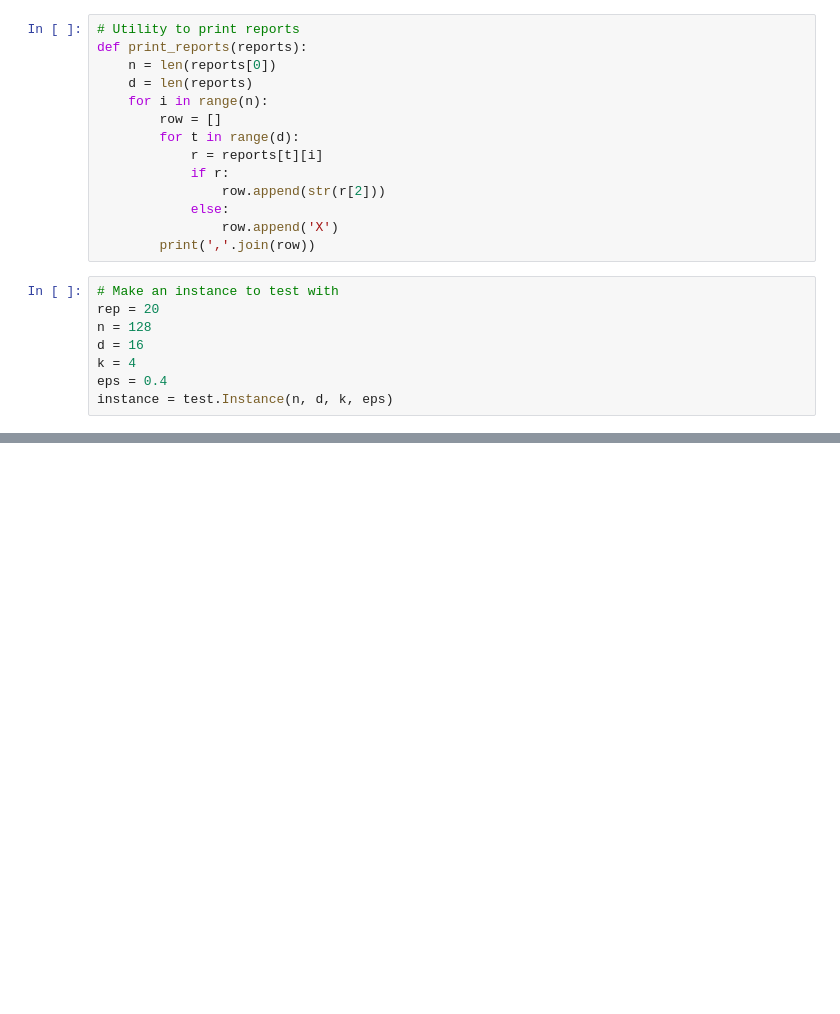
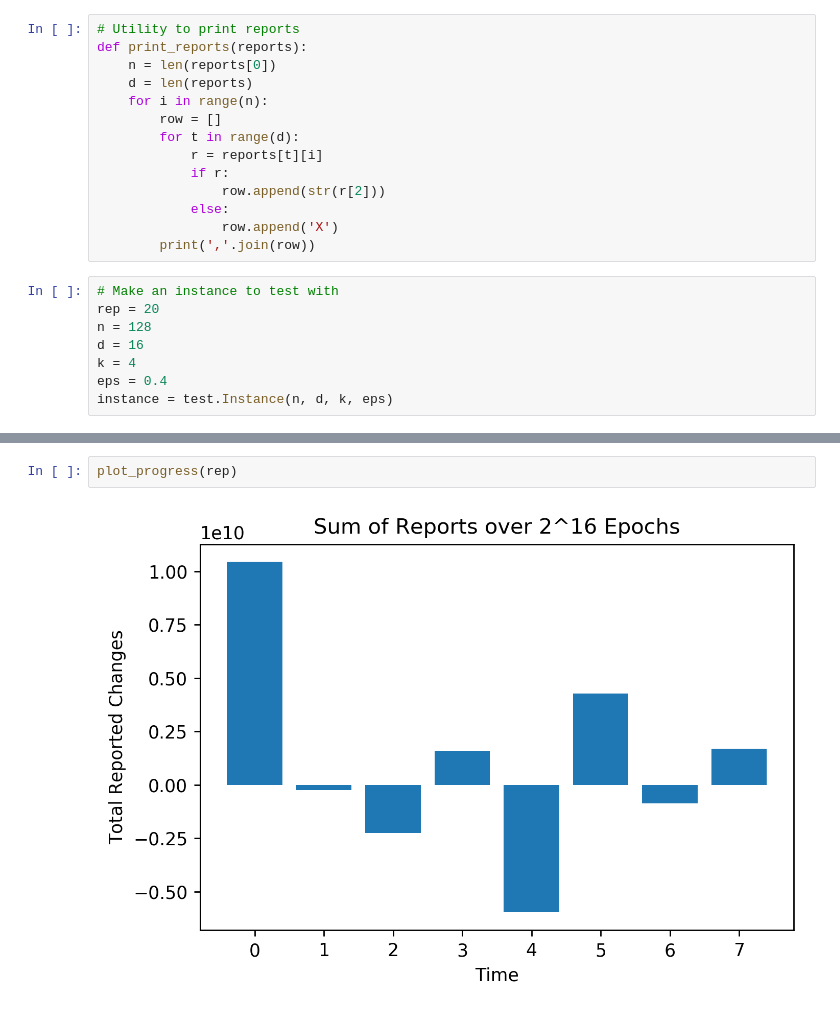
Before and after one commit to jcraver1021/dp-shuffle, a Jupyter notebook: privacydemo.ipynb, the cells around one changed output, grey strips where cells are left out. Cells and saved outputs as stored; diff of their text form; blank space fills up the shorter version.

```diff
--- a/privacydemo.ipynb
+++ b/privacydemo.ipynb
@@ -76,0 +142,4 @@ X,1,1,1,-1,X,X,X,X,1,X,1,X,X,X,1
+# %%
+plot_progress(rep)
+# %% [output]
+[figure, added]
```
Also changed, not shown: parts of 6 cells of this notebook.
